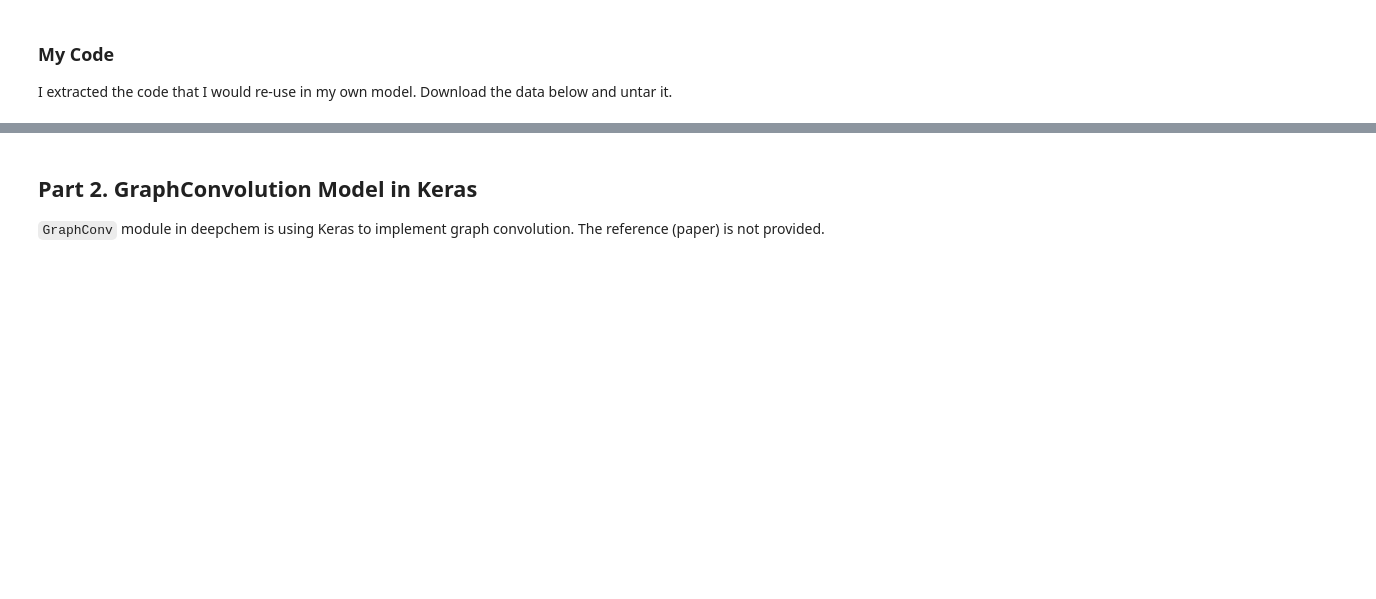
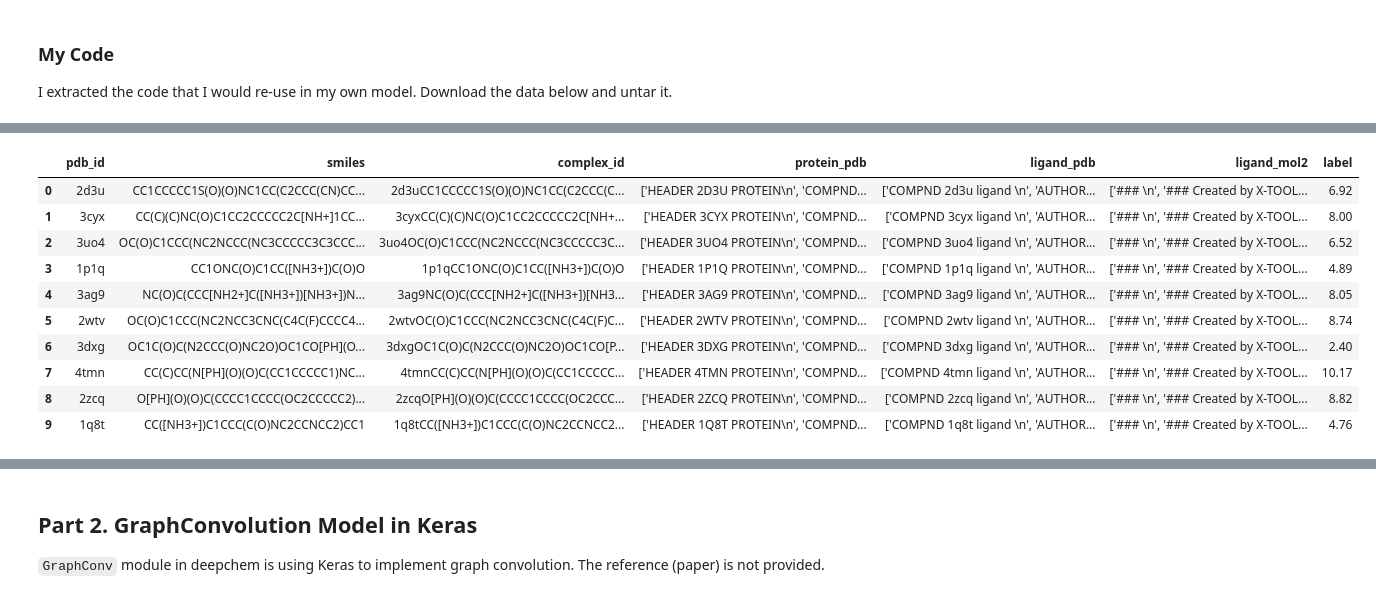
Before and after one commit to joannayoo0117/drug_discovery, a Jupyter notebook: Graph CNN Tutorial with DeepChem.ipynb, the cells around one changed output, grey strips where cells are left out. Saved outputs shown, nothing was run; the diff lists cells and outputs as text; code cells hidden in the pictures; blank space fills up the shorter version.

```diff
--- a/Graph CNN Tutorial with DeepChem.ipynb
+++ b/Graph CNN Tutorial with DeepChem.ipynb
@@ -111,0 +79,15 @@ pdbbind_df.head(10)
+# %%
+pdbbind_full_df = pd.read_csv('/home/joanna/mindslab/drug_discovery/data/pdbbind_core_df.csv')
+pdbbind_full_df.head(10)
+# %% [output]
+|  | pdb_id | smiles | complex_id | protein_pdb | ligand_pdb | ligand_mol2 | label |
+| 0 | 2d3u | CC1CCCCC1S(O)(O)NC1CC(C2CCC(CN)CC... | 2d3uCC1CCCCC1S(O)(O)NC1CC(C2CCC(C... | ['HEADER 2D3U PROTEIN\n', 'COMPND... | ['COMPND 2d3u ligand \n', 'AUTHOR... | ['### \n', '### Created by X-TOOL... | 6.92 |
+| 1 | 3cyx | CC(C)(C)NC(O)C1CC2CCCCC2C[NH+]1CC... | 3cyxCC(C)(C)NC(O)C1CC2CCCCC2C[NH+... | ['HEADER 3CYX PROTEIN\n', 'COMPND... | ['COMPND 3cyx ligand \n', 'AUTHOR... | ['### \n', '### Created by X-TOOL... | 8.00 |
+| 2 | 3uo4 | OC(O)C1CCC(NC2NCCC(NC3CCCCC3C3CCC... | 3uo4OC(O)C1CCC(NC2NCCC(NC3CCCCC3C... | ['HEADER 3UO4 PROTEIN\n', 'COMPND... | ['COMPND 3uo4 ligand \n', 'AUTHOR... | ['### \n', '### Created by X-TOOL... | 6.52 |
+| 3 | 1p1q | CC1ONC(O)C1CC([NH3+])C(O)O | 1p1qCC1ONC(O)C1CC([NH3+])C(O)O | ['HEADER 1P1Q PROTEIN\n', 'COMPND... | ['COMPND 1p1q ligand \n', 'AUTHOR... | ['### \n', '### Created by X-TOOL... | 4.89 |
+| 4 | 3ag9 | NC(O)C(CCC[NH2+]C([NH3+])[NH3+])N... | 3ag9NC(O)C(CCC[NH2+]C([NH3+])[NH3... | ['HEADER 3AG9 PROTEIN\n', 'COMPND... | ['COMPND 3ag9 ligand \n', 'AUTHOR... | ['### \n', '### Created by X-TOOL... | 8.05 |
+| 5 | 2wtv | OC(O)C1CCC(NC2NCC3CNC(C4C(F)CCCC4... | 2wtvOC(O)C1CCC(NC2NCC3CNC(C4C(F)C... | ['HEADER 2WTV PROTEIN\n', 'COMPND... | ['COMPND 2wtv ligand \n', 'AUTHOR... | ['### \n', '### Created by X-TOOL... | 8.74 |
+| 6 | 3dxg | OC1C(O)C(N2CCC(O)NC2O)OC1CO[PH](O... | 3dxgOC1C(O)C(N2CCC(O)NC2O)OC1CO[P... | ['HEADER 3DXG PROTEIN\n', 'COMPND... | ['COMPND 3dxg ligand \n', 'AUTHOR... | ['### \n', '### Created by X-TOOL... | 2.40 |
+| 7 | 4tmn | CC(C)CC(N[PH](O)(O)C(CC1CCCCC1)NC... | 4tmnCC(C)CC(N[PH](O)(O)C(CC1CCCCC... | ['HEADER 4TMN PROTEIN\n', 'COMPND... | ['COMPND 4tmn ligand \n', 'AUTHOR... | ['### \n', '### Created by X-TOOL... | 10.17 |
+| 8 | 2zcq | O[PH](O)(O)C(CCCC1CCCC(OC2CCCCC2)... | 2zcqO[PH](O)(O)C(CCCC1CCCC(OC2CCC... | ['HEADER 2ZCQ PROTEIN\n', 'COMPND... | ['COMPND 2zcq ligand \n', 'AUTHOR... | ['### \n', '### Created by X-TOOL... | 8.82 |
+| 9 | 1q8t | CC([NH3+])C1CCC(C(O)NC2CCNCC2)CC1 | 1q8tCC([NH3+])C1CCC(C(O)NC2CCNCC2... | ['HEADER 1Q8T PROTEIN\n', 'COMPND... | ['COMPND 1q8t ligand \n', 'AUTHOR... | ['### \n', '### Created by X-TOOL... | 4.76 |
```
Also changed, not shown: parts of 11 cells of this notebook, 1 other file.
